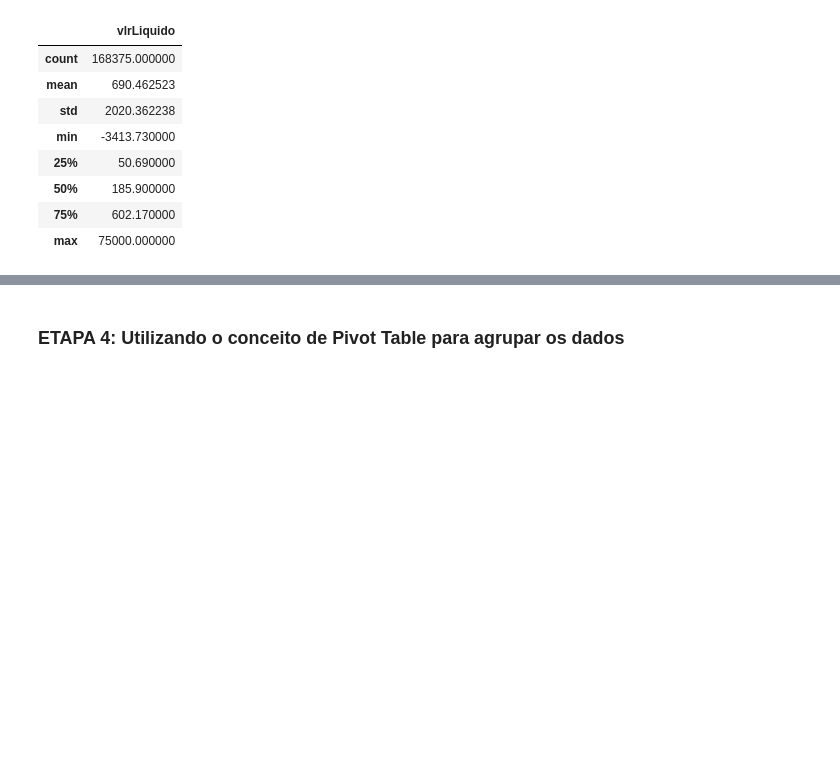
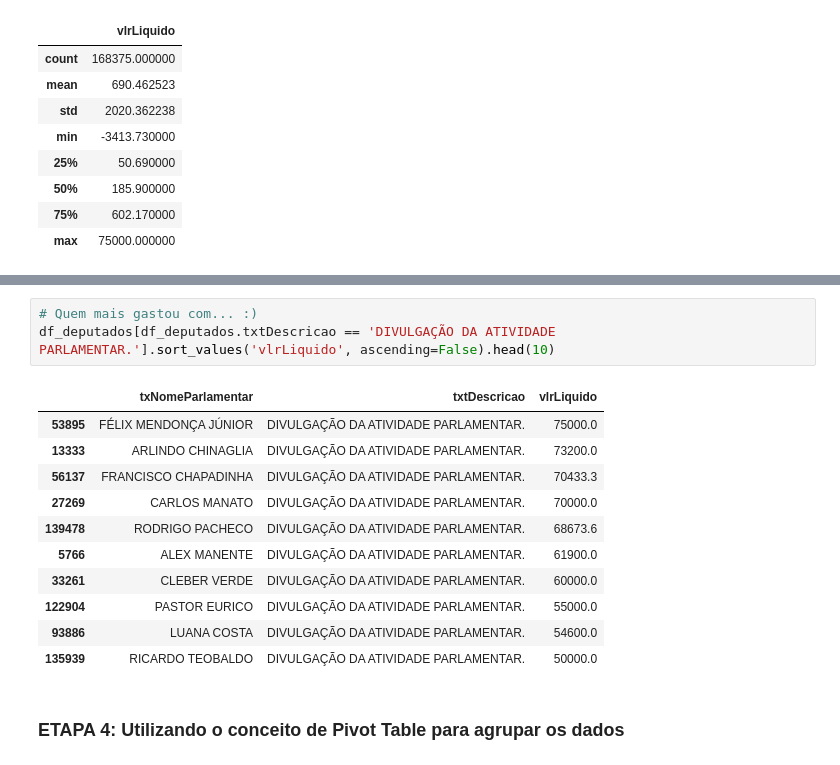
Before and after one commit to adrianosantospb/workdata2018, a Jupyter notebook: WordkData - Exemplo com Dados Abertos.ipynb, the cells around one changed output, grey strips where cells are left out. Cells and saved outputs as stored; diff of their text form; blank space fills up the shorter version.

```diff
--- a/WordkData - Exemplo com Dados Abertos.ipynb
+++ b/WordkData - Exemplo com Dados Abertos.ipynb
@@ -133,3 +145,18 @@ df_deputados.describe()
+# %%
+# Quem mais gastou com... :)
+df_deputados[df_deputados.txtDescricao == 'DIVULGAÇÃO DA ATIVIDADE PARLAMENTAR.'].sort_values('vlrLiquido', ascending=False).head(10)
+# %% [output]
+|  | txNomeParlamentar | txtDescricao | vlrLiquido |
+| 53895 | FÉLIX MENDONÇA JÚNIOR | DIVULGAÇÃO DA ATIVIDADE PARLAMENTAR. | 75000.0 |
+| 13333 | ARLINDO CHINAGLIA | DIVULGAÇÃO DA ATIVIDADE PARLAMENTAR. | 73200.0 |
+| 56137 | FRANCISCO CHAPADINHA | DIVULGAÇÃO DA ATIVIDADE PARLAMENTAR. | 70433.3 |
+| 27269 | CARLOS MANATO | DIVULGAÇÃO DA ATIVIDADE PARLAMENTAR. | 70000.0 |
+| 139478 | RODRIGO PACHECO | DIVULGAÇÃO DA ATIVIDADE PARLAMENTAR. | 68673.6 |
+| 5766 | ALEX MANENTE | DIVULGAÇÃO DA ATIVIDADE PARLAMENTAR. | 61900.0 |
+| 33261 | CLEBER VERDE | DIVULGAÇÃO DA ATIVIDADE PARLAMENTAR. | 60000.0 |
+| 122904 | PASTOR EURICO | DIVULGAÇÃO DA ATIVIDADE PARLAMENTAR. | 55000.0 |
+| 93886 | LUANA COSTA | DIVULGAÇÃO DA ATIVIDADE PARLAMENTAR. | 54600.0 |
+| 135939 | RICARDO TEOBALDO | DIVULGAÇÃO DA ATIVIDADE PARLAMENTAR. | 50000.0 |
 # %% [markdown]
 ### ETAPA 4: Utilizando o conceito de Pivot Table para agrupar os dados
 # %%
```
Also changed, not shown: parts of 2 cells of this notebook.
